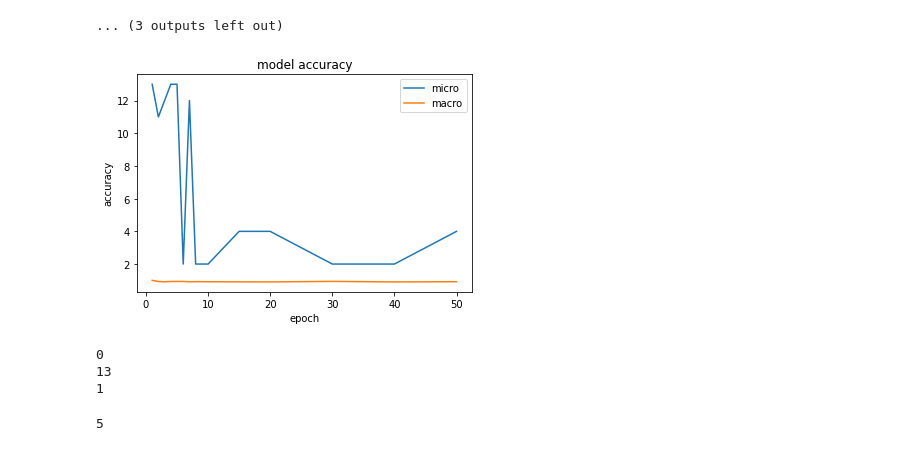
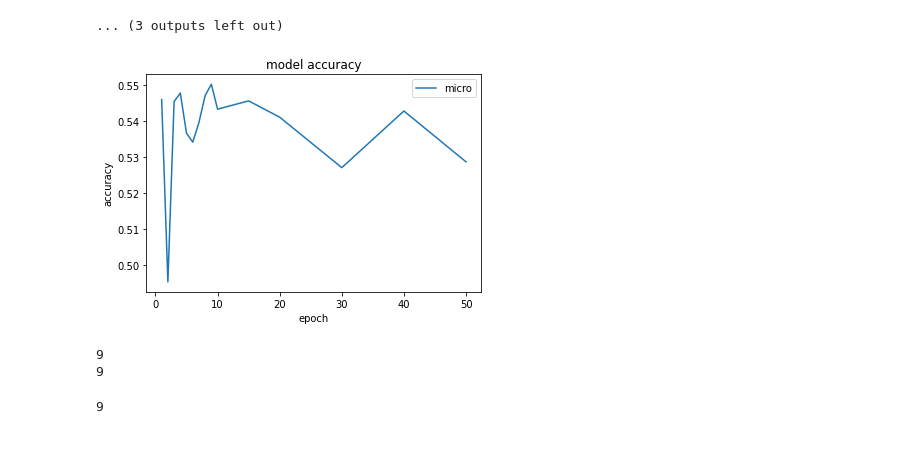
Before and after one commit to hatemamine/FSL-and-ExSummarization-for-Legal-lengthy-Text-classification, a Jupyter notebook: scotus-inference-and-evaluation.ipynb, the cells around one changed output. Cells and saved outputs as stored; diff of their text form; code cells hidden in the pictures.

```diff
--- a/scotus-inference-and-evaluation.ipynb
+++ b/scotus-inference-and-evaluation.ipynb
@@ -49,32 +60,40 @@ def getsupportset(k):
 #support_set, support_set_lable = getsuportset_train(2)
 #print(support_set_lable)
 # %%
-def getoptimalk(support_set, support_set_lable):
+def getoptimalk(support_set, support_set_lable, unseenlabel):
     Xf1=[]
     for i in trange(1, 14):
+        y_true_unseen=[]
+        y_pred_unseen=[]
         y_true=[]
         y_pred=[]
         neigh = KNeighborsClassifier(n_neighbors=i)
         neigh.fit(support_set, support_set_lable)
         for j in range (len(embeddings_train["embeddings_train"])):
-            if embeddings_train["lable"][j]==0:
-                y_true.append(0)
+            if embeddings_train["lable"][j] in unseenlabel:
+                y_true_unseen.append(embeddings_train["lable"][j])
+                pred=(neigh.predict([embeddings_train["embeddings_train"][j]]))
+                y_pred_unseen.append(pred[0])
+            else:
+                y_true.append(embeddings_train["lable"][j])
                 pred=(neigh.predict([embeddings_train["embeddings_train"][j]]))
                 y_pred.append(pred[0])
         #print(len(y_true))
         #print(len(y_pred))
-        fscor=f1_score(y_true, y_pred, average='micro', zero_division=1)
-        Xf1.append(fscor)
+        fscor=f1_score(y_true, y_pred, average='macro', zero_division=1)
+        fscor_unseen=f1_score(y_true_unseen, y_pred_unseen, average='macro', zero_division=1)
+
+        Xf1.append((fscor_unseen+fscor)/2)
     return max(Xf1), Xf1.index(max(Xf1))+1
 # %%
 x=[1, 2, 3, 4, 5, 6, 7, 8, 9, 10, 15, 20, 30, 40, 50]
-koptim=[]
-f1s=[]
+koptim_KNN=[]
+f1s_KNN=[]
 for i in x:
     e, l =getsupportset(i)
-    f1, k= getoptimalk(e, l)
-    koptim.append(k)
-    f1s.append(f1)
+    f1, k= getoptimalk(e, l, [0, 1])
+    koptim_KNN.append(k)
+    f1s_KNN.append(f1)
 # %% [output]
 1
 2
@@ -90,22 +109,21 @@ for i in x:
 20
 ... (3 outputs left out)
 # %%
-# summarize k_knn and k_FSL
-plt.plot(x, koptim)
-plt.plot(x, f1s)
+# plot k_knn and k_FSL with
+#plt.plot(x, koptim_KNN)
+plt.plot(x, f1s_KNN)
 plt.title('model accuracy')
 plt.ylabel('accuracy')
 plt.xlabel('epoch')
 plt.legend(['micro', 'macro'], loc='upper right')
 plt.show()
-print(f1s.index(max(f1s)))
-print(koptim[f1s.index(max(f1s))])
-print(x[f1s.index(max(f1s))])
+print(f1s_KNN.index(max(f1s_KNN))+1)
+#print(koptim[f1s.index(max(f1s))])
+print(x[f1s_KNN.index(max(f1s_KNN))])
 # %% [output]
-[figure, old version]
+[figure, new version]
-0
-13
-1
+9
+9
 # %%
 def gety_true_y_pred(x, k, nl=None):
         e, l =getsupportset(x)
@@ -127,9 +145,9 @@ def gety_true_y_pred(x, k, nl=None):
                     y_pred.append(pred[0])
         return y_true, y_pred
 # %%
-y_true, y_pred= gety_true_y_pred(5, 13)
+y_true, y_pred= gety_true_y_pred(9, 9)
 # %% [output]
-5
+9
 # %%
 f1 = F1Score(average='micro')
 Ttrue_scores = torch.tensor(y_true)
```
Also changed, not shown: parts of 12 cells of this notebook.
